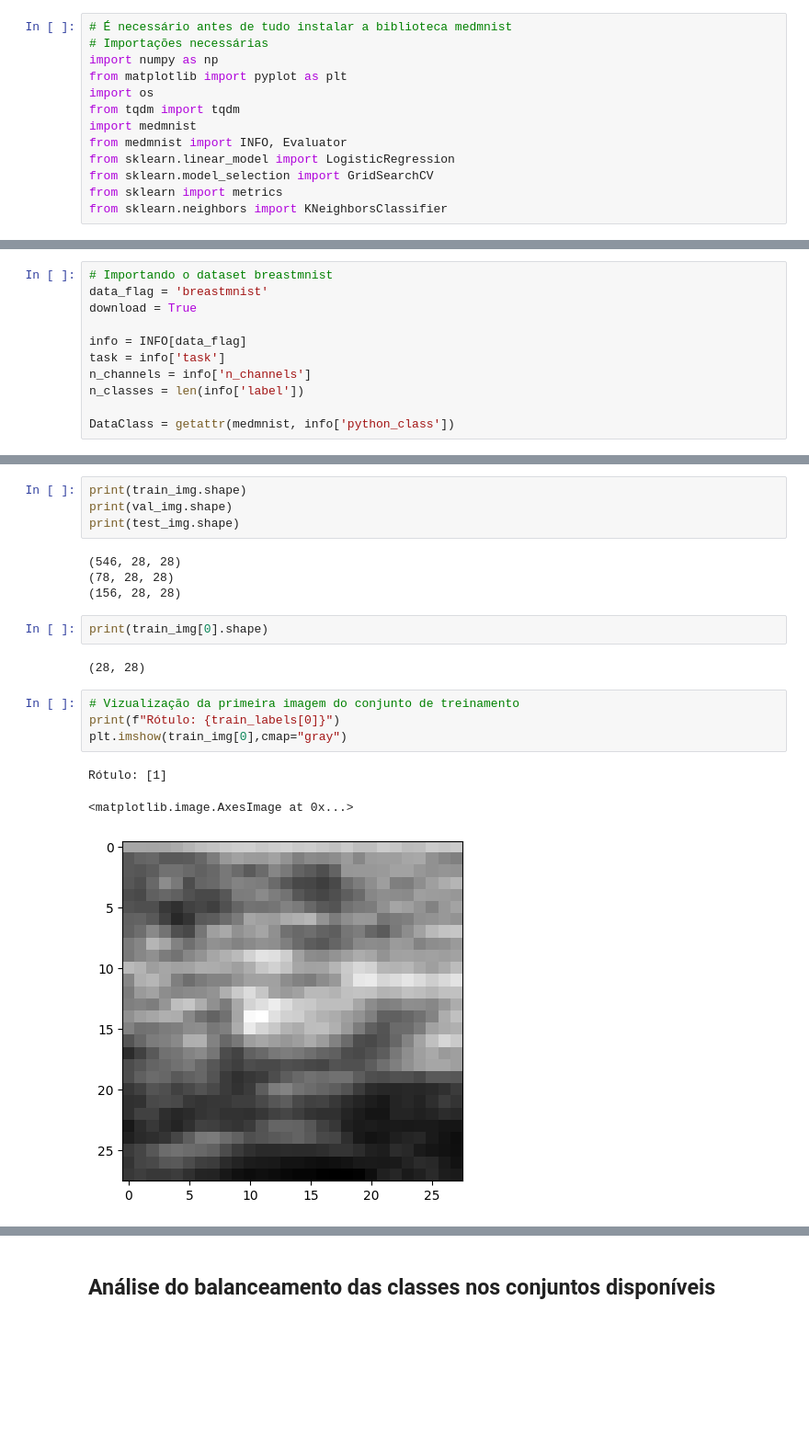
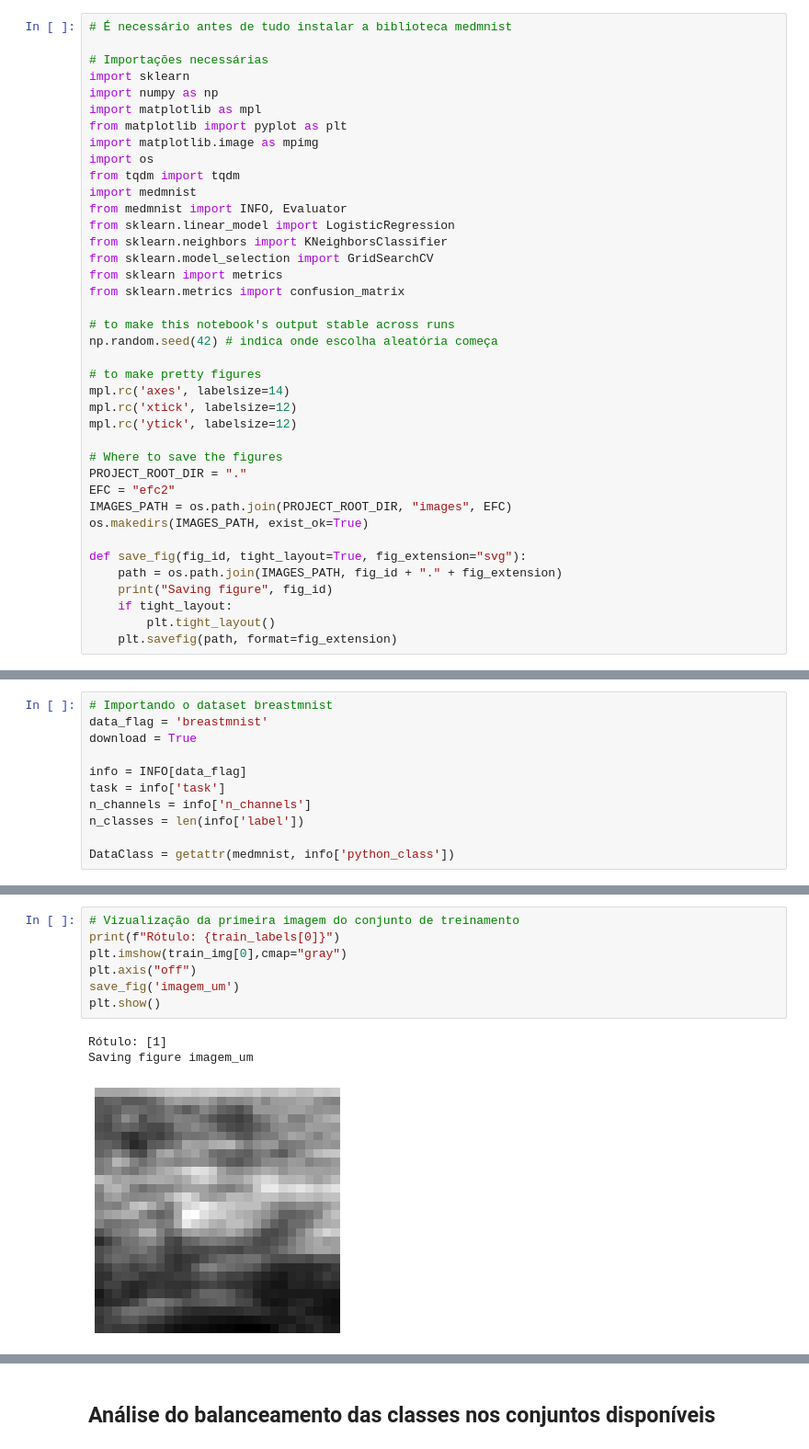
Before and after one commit to LuisLVieira/IA048, a Jupyter notebook: EFC2/efc02.ipynb, the cells around one changed output, grey strips where cells are left out. Shown at 92% size. Cells and saved outputs as stored; diff of their text form; blank space fills up the shorter version.

```diff
--- a/EFC2/efc02.ipynb
+++ b/EFC2/efc02.ipynb
@@ -1,16 +5,42 @@
 # %%
 # É necessário antes de tudo instalar a biblioteca medmnist
+
 # Importações necessárias
+import sklearn
 import numpy as np
+import matplotlib as mpl
 from matplotlib import pyplot as plt
+import matplotlib.image as mpimg
 import os
 from tqdm import tqdm
 import medmnist
 from medmnist import INFO, Evaluator
 from sklearn.linear_model import LogisticRegression
+from sklearn.neighbors import KNeighborsClassifier
 from sklearn.model_selection import GridSearchCV
 from sklearn import metrics
-from sklearn.neighbors import KNeighborsClassifier
+from sklearn.metrics import confusion_matrix
+
+# to make this notebook's output stable across runs
+np.random.seed(42) # indica onde escolha aleatória começa
+
+# to make pretty figures
+mpl.rc('axes', labelsize=14)
+mpl.rc('xtick', labelsize=12)
+mpl.rc('ytick', labelsize=12)
+
+# Where to save the figures
+PROJECT_ROOT_DIR = "."
+EFC = "efc2"
+IMAGES_PATH = os.path.join(PROJECT_ROOT_DIR, "images", EFC)
+os.makedirs(IMAGES_PATH, exist_ok=True)
+
+def save_fig(fig_id, tight_layout=True, fig_extension="svg"):
+    path = os.path.join(IMAGES_PATH, fig_id + "." + fig_extension)
+    print("Saving figure", fig_id)
+    if tight_layout:
+        plt.tight_layout()
+    plt.savefig(path, format=fig_extension)
 # %% [markdown]
 ## Importação da base de dados Breastmnist
 # %%
@@ -86,26 +91,17 @@ test_labels = test_dataset.labels
 train_img = train_dataset.imgs
 val_img = val_dataset.imgs
 test_img = test_dataset.imgs
-# %%
-print(train_img.shape)
-print(val_img.shape)
-print(test_img.shape)
-# %% [output]
-(546, 28, 28)
-(78, 28, 28)
-(156, 28, 28)
-# %%
-print(train_img[0].shape)
-# %% [output]
-(28, 28)
 # %%
 # Vizualização da primeira imagem do conjunto de treinamento
 print(f"Rótulo: {train_labels[0]}")
 plt.imshow(train_img[0],cmap="gray")
+plt.axis("off")
+save_fig('imagem_um')
+plt.show()
 # %% [output]
 Rótulo: [1]
+Saving figure imagem_um
-<matplotlib.image.AxesImage at 0x...>
-[figure, old version]
+[figure, new version]
 # %%
 # Vizualização da quarta imagem do conjunto de treinamento
 print(f"Rótulo: {train_labels[4]}")
```
Also changed, not shown: parts of 36 cells of this notebook, 6 other files.
